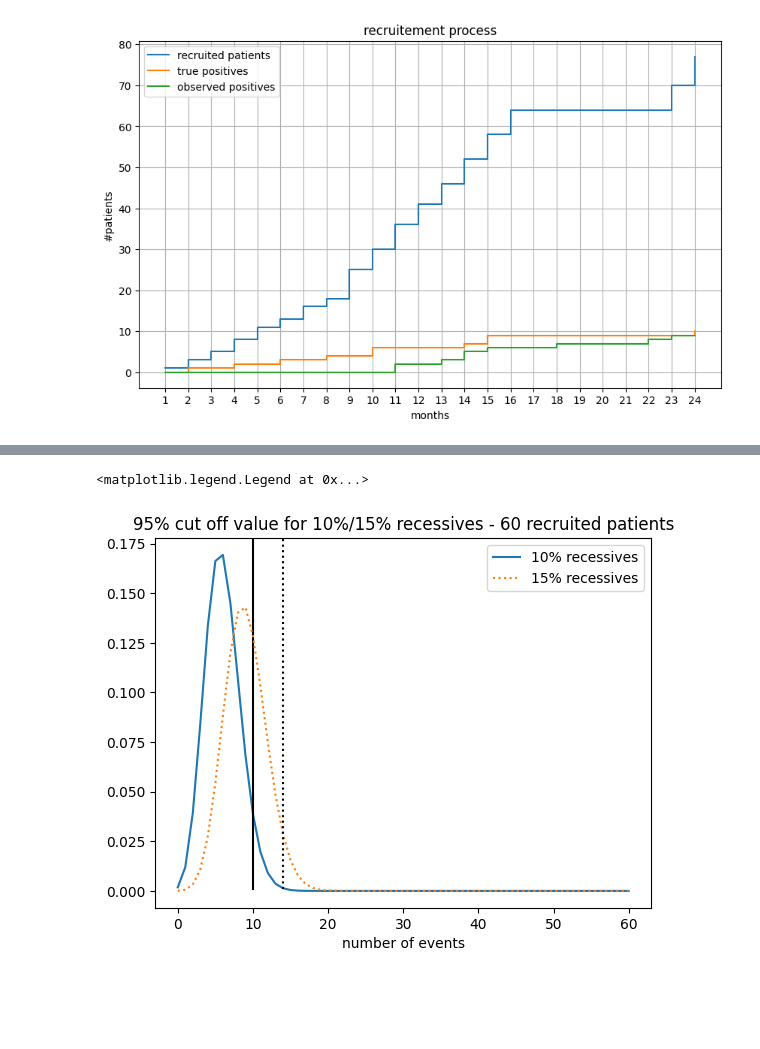
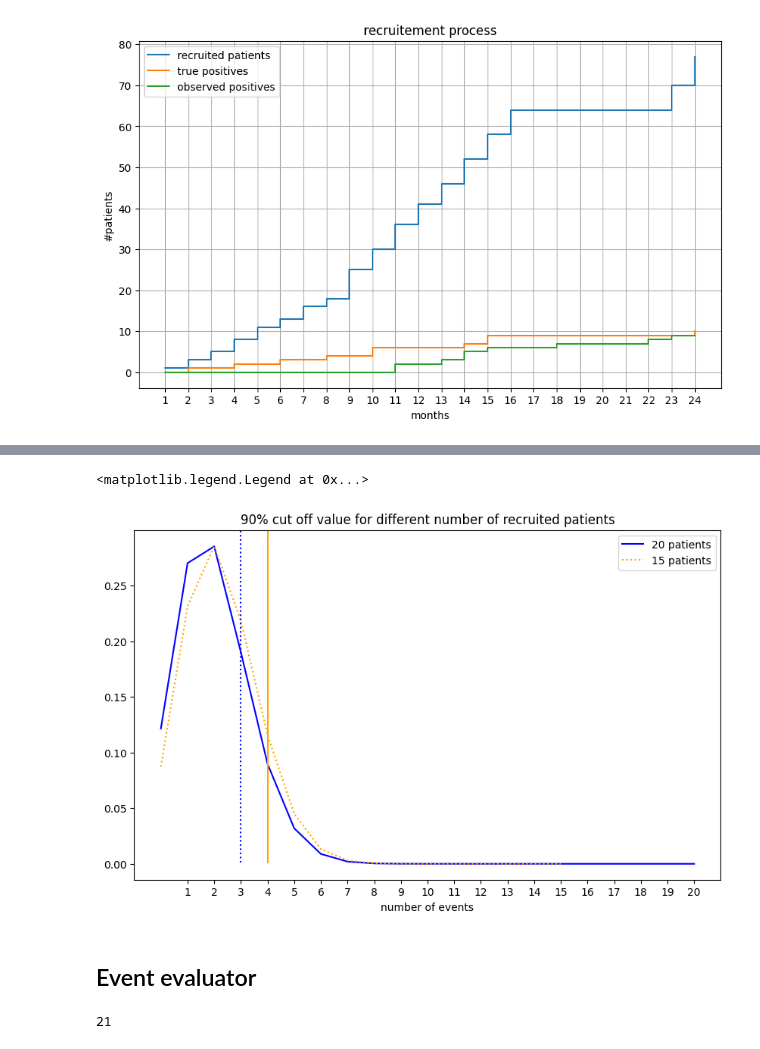
Before and after one commit to YoelPH/clinical_trial_simulation, a Jupyter notebook: trial_simulation_extended_cleaned.ipynb, the cells around one changed output, grey strips where cells are left out. Saved outputs shown, nothing was run; the diff lists cells and outputs as text; code cells hidden in the pictures; blank space fills up the shorter version.

```diff
--- a/trial_simulation_extended_cleaned.ipynb
+++ b/trial_simulation_extended_cleaned.ipynb
@@ -963,13 +1037,18 @@ plt.legend()
 # %%
-cut_off = binom.ppf(0.95, 60, 0.10)
-plt.plot(range(0,61),binom.pmf(range(0,61),60,0.1),label = '10% recessives')
-plt.axvline(cut_off,ymin = 0.05, color = 'k')
-plt.plot(range(0,61),binom.pmf(range(0,61),60,0.15),linestyle = 'dotted', label = '15% recessives')
-cut_off = binom.ppf(0.95, 60, 0.15)
-plt.axvline(cut_off,ymin = 0.05, color = 'k', linestyle = 'dotted')
+plt.figure(figsize = (10,6))
+
+cut_off = binom.ppf(0.90, 20, 0.10)
+plt.plot(range(0,21),binom.pmf(range(0,21),20,0.1),label = '20 patients', color = 'b')
+plt.axvline(cut_off,ymin = 0.05, color = 'orange')
+plt.plot(range(0,16),binom.pmf(range(0,16),15,0.15),linestyle = 'dotted', label = '15 patients', color = 'orange')
+cut_off = binom.ppf(0.90, 15, 0.10)
+plt.axvline(cut_off,ymin = 0.05, color = 'b', linestyle = 'dotted')
 plt.xlabel('number of events')
-plt.title('95% cut off value for 10%/15% recessives - 60 recruited patients')
+plt.xticks([1,2,3,4,5,6,7,8,9,10,11,12,13,14,15,16,17,18,19,20])
+plt.title('90% cut off value for different number of recruited patients')
 plt.legend()
 # %% [output]
 <matplotlib.legend.Legend at 0x...>
-[figure, old version]
+[figure, new version]
+# %% [markdown]
+## Event evaluator
@@ -975,0 +1150,4 @@ plt.legend()
+# %%
+stopping_month
+# %% [output]
+21
```
Also changed, not shown: parts of 14 cells of this notebook, 4 other files.
